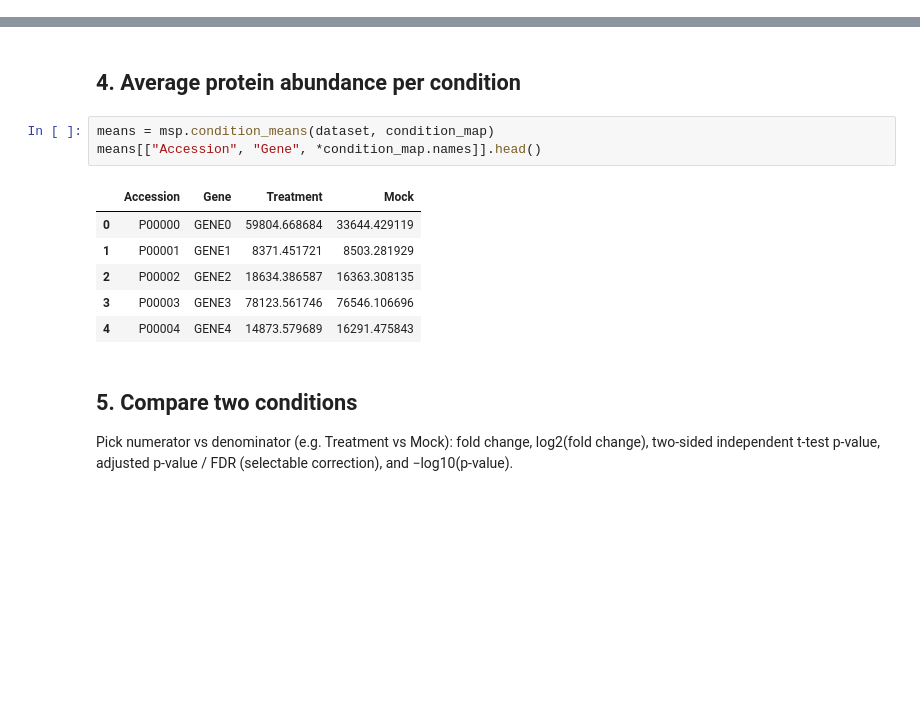
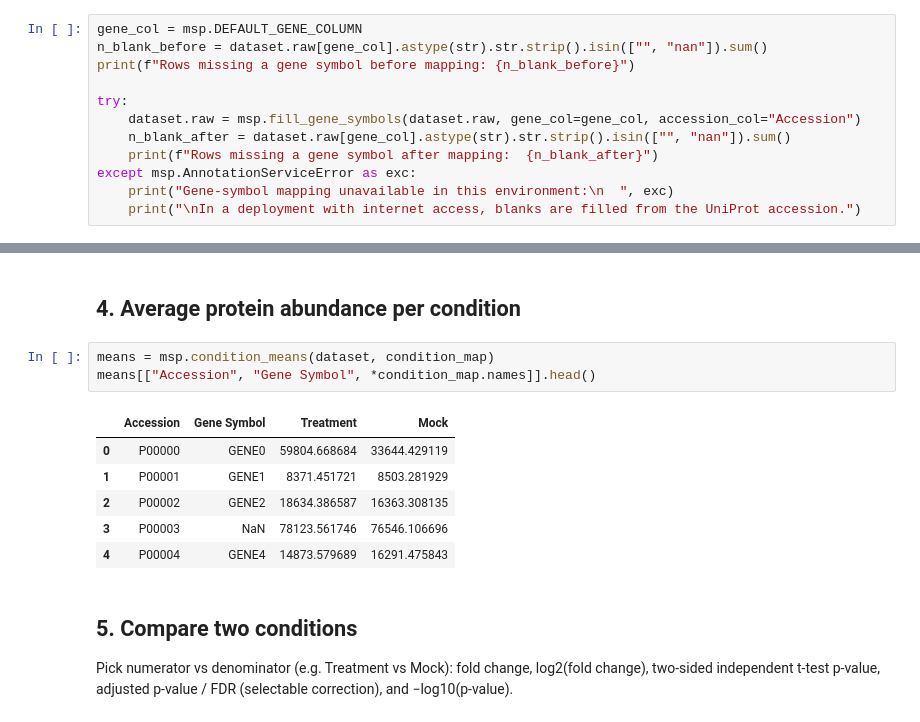
Before and after one commit to alanacaldwell-tech/MS_Processing_Software, a Jupyter notebook: notebooks/proteomics_processing.ipynb, the cells around one changed output, grey strips where cells are left out. Saved outputs shown, nothing was run; the diff lists cells and outputs as text; blank space fills up the shorter version.

```diff
--- a/notebooks/proteomics_processing.ipynb
+++ b/notebooks/proteomics_processing.ipynb
@@ -90,0 +92,12 @@ dataset.data.head()
+# %%
+gene_col = msp.DEFAULT_GENE_COLUMN
+n_blank_before = dataset.raw[gene_col].astype(str).str.strip().isin(["", "nan"]).sum()
+print(f"Rows missing a gene symbol before mapping: {n_blank_before}")
+
+try:
+    dataset.raw = msp.fill_gene_symbols(dataset.raw, gene_col=gene_col, accession_col="Accession")
+    n_blank_after = dataset.raw[gene_col].astype(str).str.strip().isin(["", "nan"]).sum()
+    print(f"Rows missing a gene symbol after mapping:  {n_blank_after}")
+except msp.AnnotationServiceError as exc:
+    print("Gene-symbol mapping unavailable in this environment:\n  ", exc)
+    print("\nIn a deployment with internet access, blanks are filled from the UniProt accession.")
@@ -112,13 +141,13 @@ Unassigned data columns: (none)
 ## 4. Average protein abundance per condition
 # %%
 means = msp.condition_means(dataset, condition_map)
-means[["Accession", "Gene", *condition_map.names]].head()
+means[["Accession", "Gene Symbol", *condition_map.names]].head()
 # %% [output]
-|  | Accession | Gene | Treatment | Mock |
+|  | Accession | Gene Symbol | Treatment | Mock |
 | 0 | P00000 | GENE0 | 59804.668684 | 33644.429119 |
 | 1 | P00001 | GENE1 | 8371.451721 | 8503.281929 |
 | 2 | P00002 | GENE2 | 18634.386587 | 16363.308135 |
-| 3 | P00003 | GENE3 | 78123.561746 | 76546.106696 |
+| 3 | P00003 | NaN | 78123.561746 | 76546.106696 |
 | 4 | P00004 | GENE4 | 14873.579689 | 16291.475843 |
 # %% [markdown]
 ## 5. Compare two conditions
```
Also changed, not shown: parts of 15 cells of this notebook, 10 other files.
